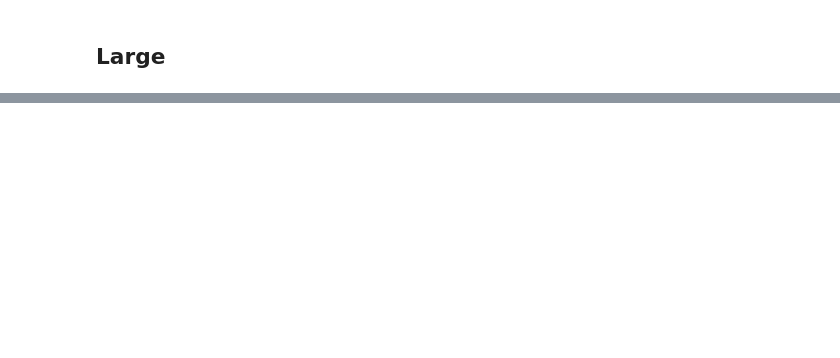
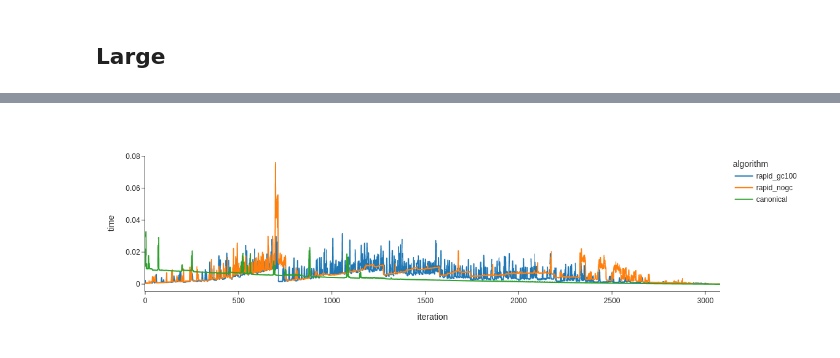
Before and after one commit to alimanfoo/anjl, a Jupyter notebook: notebooks/bench.ipynb, the cells around one changed output, grey strips where cells are left out. Cells and saved outputs as stored; diff of their text form; code cells hidden in the pictures; blank space fills up the shorter version.

```diff
--- a/notebooks/bench.ipynb
+++ b/notebooks/bench.ipynb
@@ -60,10 +88,19 @@ large_Z, timings_canonical = anjl.canonical_nj(
 # %%
-large_Z, timings_rapid = anjl.rapid_nj(
+large_Z, timings_rapid_gc100 = anjl.rapid_nj(
     large_D,
     # progress=tqdm,
     # progress_options=dict(desc="Compute neighbour-joining tree"),
     diagnostics=True,
+    gc=100,
 )
+# %%
+large_Z, timings_rapid_nogc = anjl.rapid_nj(
+    large_D,
+    # progress=tqdm,
+    # progress_options=dict(desc="Compute neighbour-joining tree"),
+    diagnostics=True,
+    gc=None,
+)
 # %%
 import pandas as pd
 import numpy as np
@@ -79,9 +130,9 @@ df_canonical
 # %%
-df_rapid = pd.DataFrame(
+df_rapid_gc100 = pd.DataFrame(
     {
-        "time": timings_rapid,
-        "iteration": np.arange(len(timings_rapid)),
-        "algorithm": "rapid",
+        "time": timings_rapid_gc100,
+        "iteration": np.arange(len(timings_rapid_gc100)),
+        "algorithm": "rapid_gc100",
     }
 )
-df_rapid
+df_rapid_gc100
@@ -87,0 +153,9 @@ df_rapid
+# %%
+df_rapid_nogc = pd.DataFrame(
+    {
+        "time": timings_rapid_nogc,
+        "iteration": np.arange(len(timings_rapid_nogc)),
+        "algorithm": "rapid_nogc",
+    }
+)
+df_rapid_nogc
@@ -88,13 +176,15 @@ df_rapid
 # %%
 import plotly.express as px
 
 px.line(
-    pd.concat([df_rapid, df_canonical], axis=0),
+    pd.concat([df_rapid_gc100, df_rapid_nogc, df_canonical], axis=0),
     x="iteration",
     y="time",
     color="algorithm",
     template="simple_white",
 )
+# %% [output]
+[figure, added]
 # %%
 %%timeit -r2 -n1
 anjl.canonical_nj(large_D)
```
Also changed, not shown: parts of 15 cells of this notebook, 1 other file.
